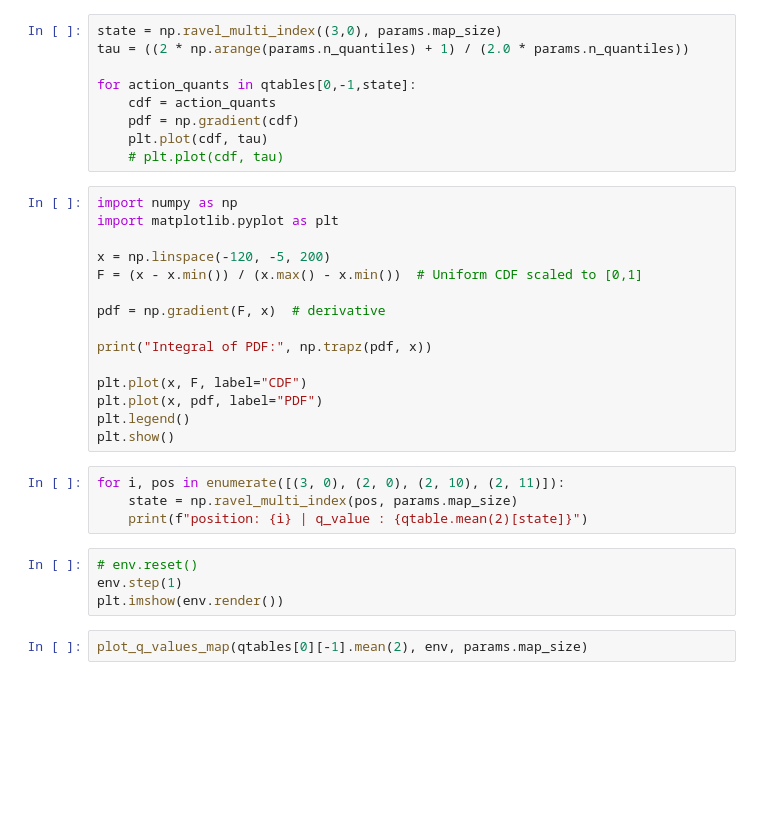
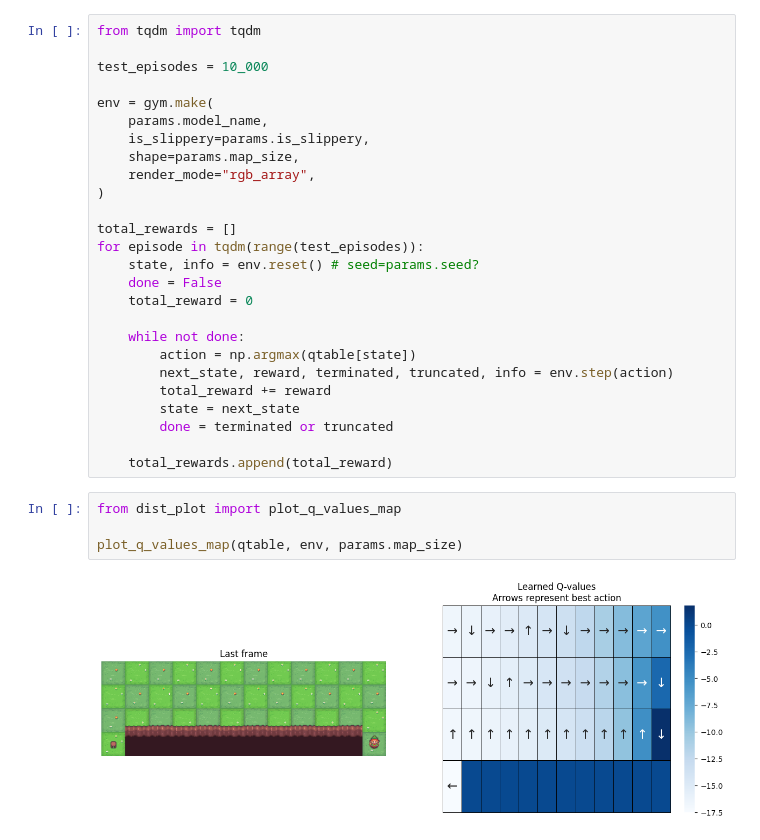
Before and after one commit to AlecHero/QuantileRegressionProject, a Jupyter notebook: tabular qr.ipynb, the cells around one changed output. Saved outputs shown, nothing was run; the diff lists cells and outputs as text; blank space fills up the shorter version.

```diff
--- a/tabular qr.ipynb
+++ b/tabular qr.ipynb
@@ -92,34 +53,32 @@ plt.legend()
-# %%
-state = np.ravel_multi_index((3,0), params.map_size)
-tau = ((2 * np.arange(params.n_quantiles) + 1) / (2.0 * params.n_quantiles))
-
-for action_quants in qtables[0,-1,state]:
-    cdf = action_quants
-    pdf = np.gradient(cdf)
-    plt.plot(cdf, tau)
-    # plt.plot(cdf, tau)
-# %%
-import numpy as np
-import matplotlib.pyplot as plt
-
-x = np.linspace(-120, -5, 200)
-F = (x - x.min()) / (x.max() - x.min())  # Uniform CDF scaled to [0,1]
-
-pdf = np.gradient(F, x)  # derivative
-
-print("Integral of PDF:", np.trapz(pdf, x))
-
-plt.plot(x, F, label="CDF")
-plt.plot(x, pdf, label="PDF")
-plt.legend()
-plt.show()
-# %%
-for i, pos in enumerate([(3, 0), (2, 0), (2, 10), (2, 11)]):
-    state = np.ravel_multi_index(pos, params.map_size)
-    print(f"position: {i} | q_value : {qtable.mean(2)[state]}")
-# %%
-# env.reset()
-env.step(1)
-plt.imshow(env.render())
-# %%
-plot_q_values_map(qtables[0][-1].mean(2), env, params.map_size)
+# %%
+from tqdm import tqdm
+
+test_episodes = 10_000
+
+env = gym.make(
+    params.model_name,
+    is_slippery=params.is_slippery,
+    shape=params.map_size,
+    render_mode="rgb_array",
+)
+
+total_rewards = []
+for episode in tqdm(range(test_episodes)):
+    state, info = env.reset() # seed=params.seed?
+    done = False
+    total_reward = 0
+
+    while not done:
+        action = np.argmax(qtable[state])
+        next_state, reward, terminated, truncated, info = env.step(action)
+        total_reward += reward
+        state = next_state
+        done = terminated or truncated
+
+    total_rewards.append(total_reward)
+# %%
+from dist_plot import plot_q_values_map
+
+plot_q_values_map(qtable, env, params.map_size)
+# %% [output]
+[figure, added]
```
Also changed, not shown: parts of 6 cells of this notebook, 19 other files.
